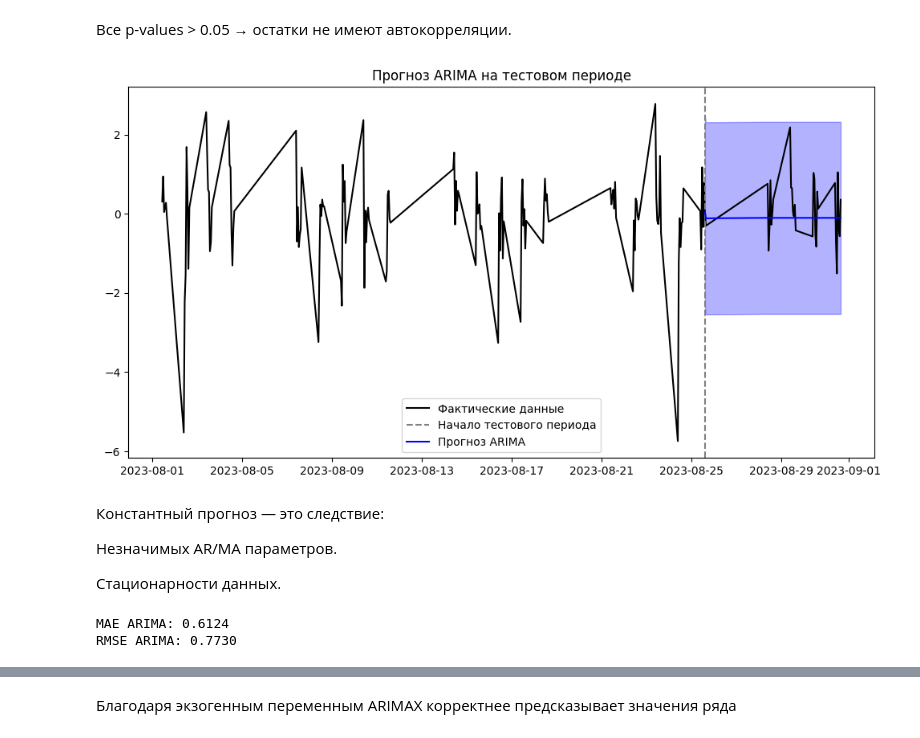
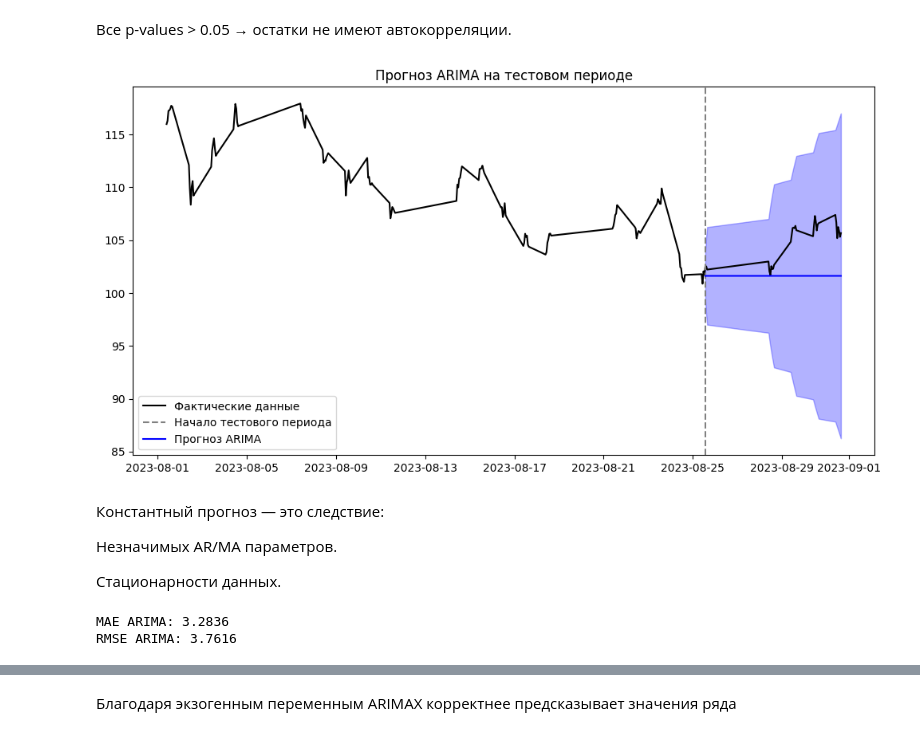
Before and after one commit to goralex02/time-series-project, a Jupyter notebook: stock_price_prediction.ipynb, the cells around one changed output, grey strips where cells are left out. Drawn from its saved outputs; the diff is of its cells as text; code cells hidden in the pictures.

```diff
--- a/stock_price_prediction.ipynb
+++ b/stock_price_prediction.ipynb
@@ -522,28 +536,28 @@ ARMAX p-values: [0.69222259 0.63400157 0.82195132 0.89239367 0.57502563 0.610031
 # %%
 # Разделение на train/test
 train_size = 130
-train, test = data_diff['AMD'][:train_size], data_diff['AMD'][train_size:]
+train, test = data['AMD'][:train_size], data['AMD'][train_size:]
 # %%
 # Обучаем ARIMA только на train (без регрессоров)
-model_arima_train = ARIMA(train, order=(1, 0, 1))
+model_arima_train = ARIMA(train, order=(1, 1, 1))
 result_arima_train = model_arima_train.fit()
 
 # Делаем прогноз на тестовые данные
 forecast_arima = result_arima_train.get_forecast(steps=len(test))
 forecast_arima_mean = forecast_arima.predicted_mean
 forecast_arima_ci = forecast_arima.conf_int()
 
 # Визуализация прогноза ARIMA
 plt.figure(figsize=(12, 6))
-plt.plot(data_diff.index, data_diff['AMD'], label="Фактические данные", color="black")
-plt.axvline(data_diff.index[train_size], linestyle="--", color="gray", label="Начало тестового периода")
+plt.plot(data.index, data['AMD'], label="Фактические данные", color="black")
+plt.axvline(data.index[train_size], linestyle="--", color="gray", label="Начало тестового периода")
 plt.plot(test.index, forecast_arima_mean, label="Прогноз ARIMA", color="blue")
 plt.fill_between(test.index, forecast_arima_ci.iloc[:, 0], forecast_arima_ci.iloc[:, 1], color="blue", alpha=0.3)
 plt.legend()
 plt.title("Прогноз ARIMA на тестовом периоде")
 plt.show()
 # %% [output]
-[figure, old version]
+[figure, new version]
 # %% [markdown]
 Константный прогноз — это следствие:
 
@@ -551,7 +565,7 @@ plt.show()
 
 Стационарности данных.
 # %%
-from sklearn.metrics import mean_absolute_error
+from sklearn.metrics import mean_absolute_error, mean_squared_error
 import numpy as np
 mae_arima = mean_absolute_error(test, forecast_arima_mean)
 rmse_arima = np.sqrt(mean_squared_error(test, forecast_arima_mean))
@@ -559,7 +573,7 @@ rmse_arima = np.sqrt(mean_squared_error(test, forecast_arima_mean))
 print(f"MAE ARIMA: {mae_arima:.4f}")
 print(f"RMSE ARIMA: {rmse_arima:.4f}")
 # %% [output]
-MAE ARIMA: 0.6124
-RMSE ARIMA: 0.7730
+MAE ARIMA: 3.2836
+RMSE ARIMA: 3.7616
 # %%
 # Обучаем ARIMAX только на train
```
Also changed, not shown: parts of 45 cells of this notebook.
